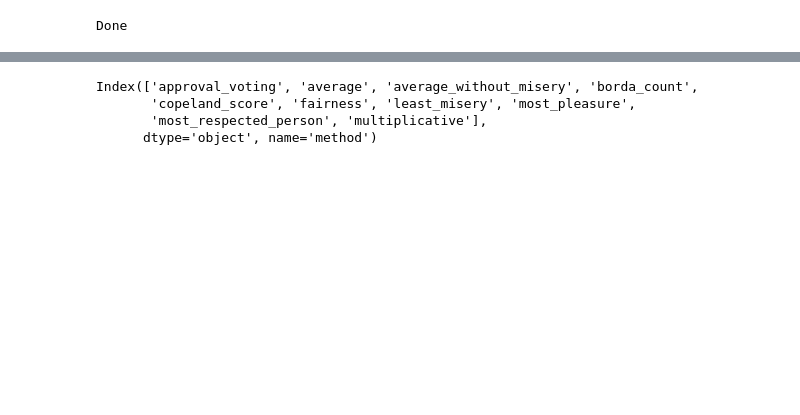
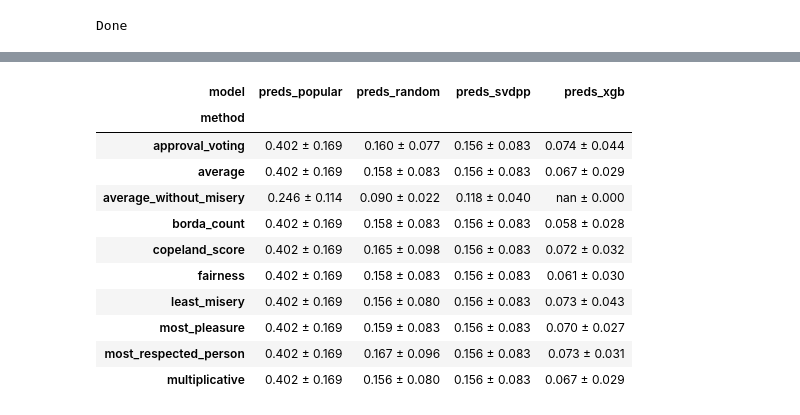
Before and after one commit to mglambert/RecSysProject, a Jupyter notebook: notebooks/eval_models.ipynb, the cells around one changed output, grey strips where cells are left out. Saved outputs shown, nothing was run; the diff lists cells and outputs as text; code cells hidden in the pictures; blank space fills up the shorter version.

```diff
--- a/notebooks/eval_models.ipynb
+++ b/notebooks/eval_models.ipynb
@@ -190,7 +174,0 @@ ndcg_table
-# %%
-precision_table
-# %% [output]
-Index(['approval_voting', 'average', 'average_without_misery', 'borda_count',
-       'copeland_score', 'fairness', 'least_misery', 'most_pleasure',
-       'most_respected_person', 'multiplicative'],
-      dtype='object', name='method')
@@ -203,0 +175,15 @@ b.intersection(a)
+# %%
+precision_table.T
+# %% [output]
+| model | preds_popular | preds_random | preds_svdpp | preds_xgb |
+| method |  |  |  |  |
+| approval_voting | 0.402 ± 0.169 | 0.160 ± 0.077 | 0.156 ± 0.083 | 0.074 ± 0.044 |
+| average | 0.402 ± 0.169 | 0.158 ± 0.083 | 0.156 ± 0.083 | 0.067 ± 0.029 |
+| average_without_misery | 0.246 ± 0.114 | 0.090 ± 0.022 | 0.118 ± 0.040 | nan ± 0.000 |
+| borda_count | 0.402 ± 0.169 | 0.158 ± 0.083 | 0.156 ± 0.083 | 0.058 ± 0.028 |
+| copeland_score | 0.402 ± 0.169 | 0.165 ± 0.098 | 0.156 ± 0.083 | 0.072 ± 0.032 |
+| fairness | 0.402 ± 0.169 | 0.158 ± 0.083 | 0.156 ± 0.083 | 0.061 ± 0.030 |
+| least_misery | 0.402 ± 0.169 | 0.156 ± 0.080 | 0.156 ± 0.083 | 0.073 ± 0.043 |
+| most_pleasure | 0.402 ± 0.169 | 0.159 ± 0.083 | 0.156 ± 0.083 | 0.070 ± 0.027 |
+| most_respected_person | 0.402 ± 0.169 | 0.167 ± 0.096 | 0.156 ± 0.083 | 0.073 ± 0.031 |
+| multiplicative | 0.402 ± 0.169 | 0.156 ± 0.080 | 0.156 ± 0.083 | 0.067 ± 0.029 |
```
Also changed, not shown: parts of 13 cells of this notebook, 2 other files.
